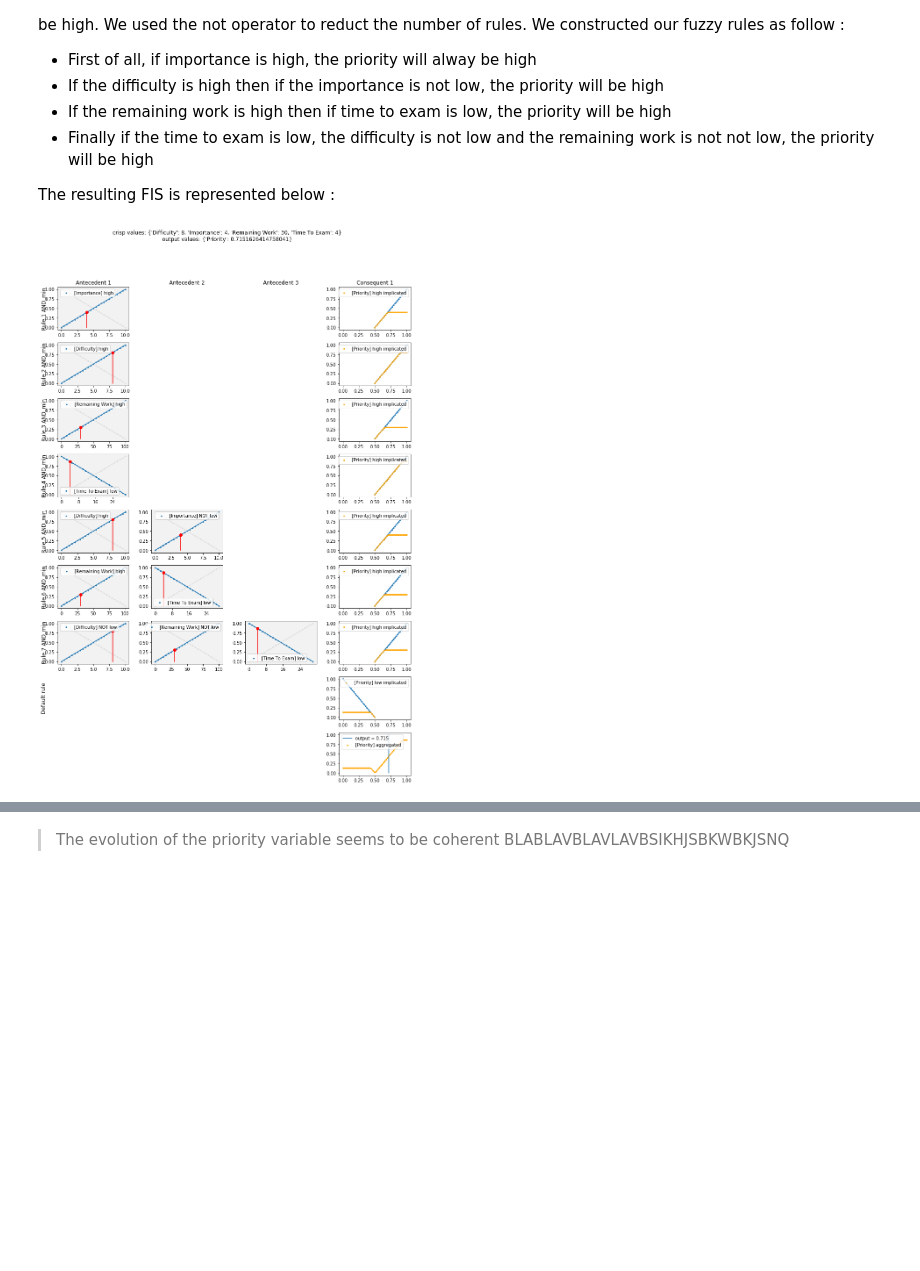
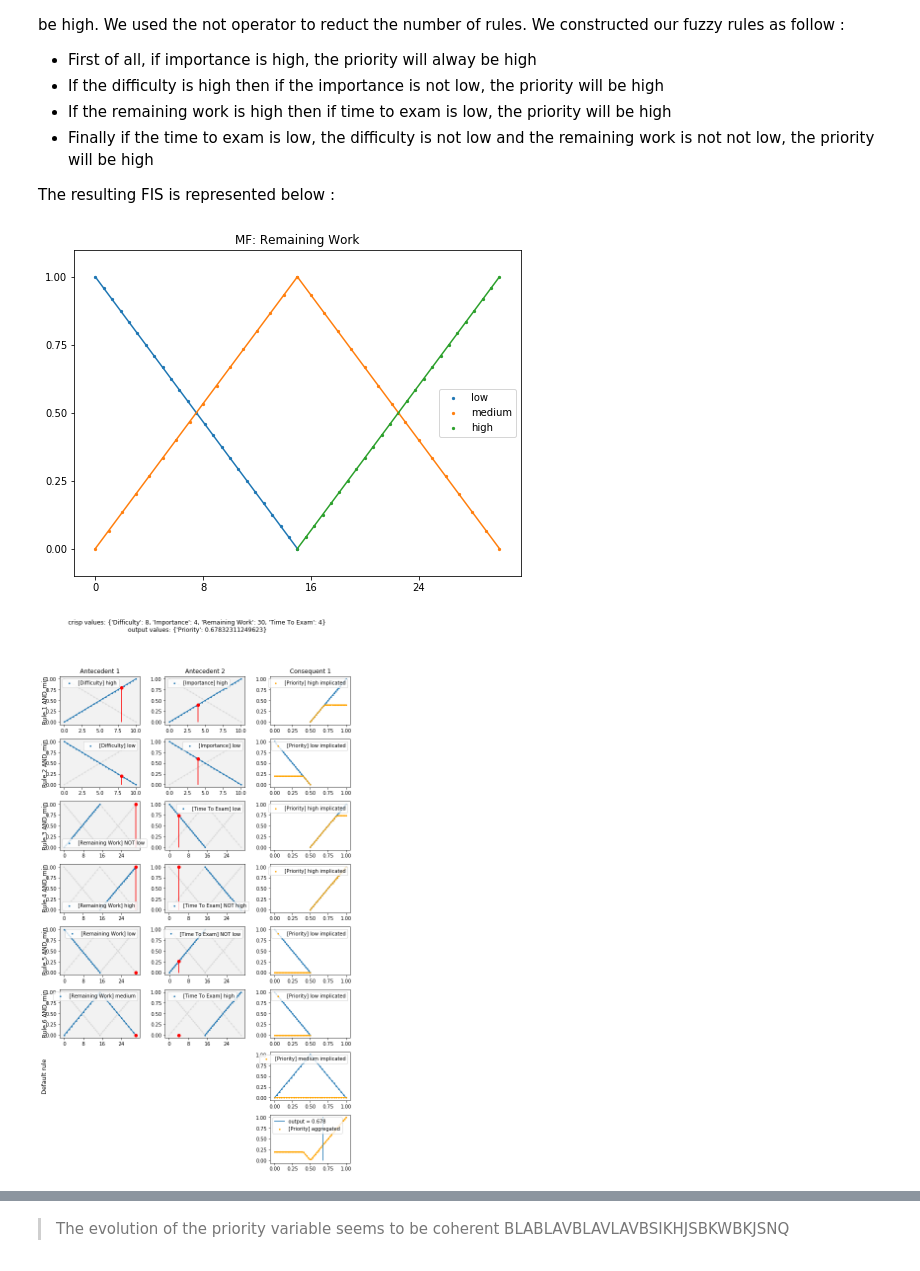
Before and after one commit to X4l1b1/LFA_Labs, a Jupyter notebook: 050_exam_problem/000_exam_problem.ipynb, the cells around one changed output, grey strips where cells are left out. Drawn from its saved outputs; the diff is of its cells as text; code cells hidden in the pictures; blank space fills up the shorter version.

```diff
--- a/050_exam_problem/000_exam_problem.ipynb
+++ b/050_exam_problem/000_exam_problem.ipynb
@@ -126,9 +126,9 @@ difficulty = TwoPointsPDLV(name='Difficulty', p=0, d=10)
 
 importance = TwoPointsPDLV(name='Importance', p=0, d=10)
 
-remaining_work = TwoPointsPDLV(name='Remaining Work', p=0, d=100)
+remaining_work = ThreePointsLV(name='Remaining Work', p1=0, p2=15, p3=30)
 
-time_to_exam = TwoPointsPDLV(name='Time To Exam', p=0, d=30)
+time_to_exam = ThreePointsLV(name='Time To Exam', p1=0, p2=15, p3=30)
 
 priority = ThreePointsLV(name='Priority', p1=0, p2=0.5, p3=1)
 
@@ -139,73 +139,81 @@ priority = ThreePointsLV(name='Priority', p1=0, p2=0.5, p3=1)
 #    'high': SingletonMF(1)
 #})
 
-
-default_rule = DefaultFuzzyRule( cons=[Consequent(priority, 'low')], impl_func=MIN)
+lvview = LinguisticVariableViewer(remaining_work)
+lvview.show()
+default_rule = DefaultFuzzyRule( cons=[Consequent(priority, 'medium')], impl_func=MIN)
 
 exams_rules = [
+
     FuzzyRule(ant_act_func=AND_min,
-              ants=[Antecedent(importance, 'high')],
+              ants=[Antecedent(difficulty, 'high'),
+                    Antecedent(importance, 'high')],
               cons=[Consequent(priority, 'high')], impl_func=MIN),
 
     FuzzyRule(ant_act_func=AND_min,
-              ants=[Antecedent(difficulty, 'high')],
-              cons=[Consequent(priority, 'high')], impl_func=MIN),
+              ants=[Antecedent(difficulty, 'low'),
+                    Antecedent(importance, 'low')],
+              cons=[Consequent(priority, 'low')], impl_func=MIN),
 
     FuzzyRule(ant_act_func=AND_min,
-              ants=[Antecedent(remaining_work, 'high')],
-              cons=[Consequent(priority, 'high')], impl_func=MIN),
-
-    FuzzyRule(ant_act_func=AND_min,
-              ants=[Antecedent(time_to_exam, 'low')],
-              cons=[Consequent(priority, 'high')], impl_func=MIN),
-
-    FuzzyRule(ant_act_func=AND_min,
-              ants=[Antecedent(difficulty, 'high'),
-                    Antecedent(importance, 'low', is_not=True)],
+              ants=[Antecedent(remaining_work, 'low', is_not=True),
+                    Antecedent(time_to_exam, 'low')],
               cons=[Consequent(priority, 'high')], impl_func=MIN),
 
     FuzzyRule(ant_act_func=AND_min,
               ants=[Antecedent(remaining_work, 'high'),
-                    Antecedent(time_to_exam, 'low')],
+                    Antecedent(time_to_exam, 'high', is_not=True)],
               cons=[Consequent(priority, 'high')], impl_func=MIN),
+    FuzzyRule(ant_act_func=AND_min,
+              ants=[Antecedent(remaining_work, 'low'),
+                    Antecedent(time_to_exam, 'low', is_not=True)],
+              cons=[Consequent(priority, 'low')], impl_func=MIN),
 
     FuzzyRule(ant_act_func=AND_min,
-              ants=[Antecedent(difficulty, 'low', is_not=True),
-                    Antecedent(remaining_work, 'low', is_not=True),
-                    Antecedent(time_to_exam, 'low')],
-              cons=[Consequent(priority, 'high')], impl_func=MIN)
+              ants=[Antecedent(remaining_work, 'medium'),
+                    Antecedent(time_to_exam, 'high')],
+              cons=[Consequent(priority, 'low')], impl_func=MIN)
 ]
 
 #fis = FIS(rules=exams_rules, aggr_func=np.max,
 #          defuzz_func=COA_func)
 
 #Default rule ??
 fis = FIS(rules=exams_rules, aggr_func=np.max,
           defuzz_func=COA_func, default_rule=default_rule)
 
 input_values = {'Difficulty': 8, 'Importance': 4, 'Remaining Work': 30, 'Time To Exam': 4}
 fis.predict(input_values)
 fisv = FISViewer(fis)
 fisv.show()
 
-#input_values = {'Difficulty': 4, 'Importance': 6, 'Remaining Work': 50, 'Time To Exam': 6}
+input_values = {'Difficulty': 4, 'Importance': 6, 'Remaining Work': 50, 'Time To Exam': 6}
 #fis.predict(input_values)
 #fisv = FISViewer(fis)
 #fisv.show()
-
-#input_values = {'Difficulty': 10, 'Importance': 7, 'Remaining Work': 10, 'Time To Exam': 10}
+fis.predict(input_values)
+fisv = FISViewer(fis)
+fisv.show()
+input_values = {'Difficulty': 10, 'Importance': 7, 'Remaining Work': 10, 'Time To Exam': 10}
 #fis.predict(input_values)
 #fisv = FISViewer(fis)
 #fisv.show()
-
-#input_values = {'Difficulty': 2, 'Importance': 3, 'Remaining Work': 80, 'Time To Exam': 3}
+fis.predict(input_values)
+fisv = FISViewer(fis)
+fisv.show()
+input_values = {'Difficulty': 2, 'Importance': 3, 'Remaining Work': 80, 'Time To Exam': 3}
 #fis.predict(input_values)
 #fisv = FISViewer(fis)
 #fisv.show()
-
-#input_values = {'Difficulty': 6, 'Importance': 9, 'Remaining Work': 40, 'Time To Exam': 14}
+fis.predict(input_values)
+fisv = FISViewer(fis)
+fisv.show()
+input_values = {'Difficulty': 6, 'Importance': 9, 'Remaining Work': 40, 'Time To Exam': 14}
 #fis.predict(input_values)
 #fisv = FISViewer(fis)
-#fisv.show()
+#fisv.show()fis.predict(input_values)
+fisv = FISViewer(fis)
+fisv.show()
 # %% [output]
-[figure, old version]
+[figure, new version]
+[figure, added]
```
Also changed, not shown: parts of 9 cells of this notebook, 1 other file.
